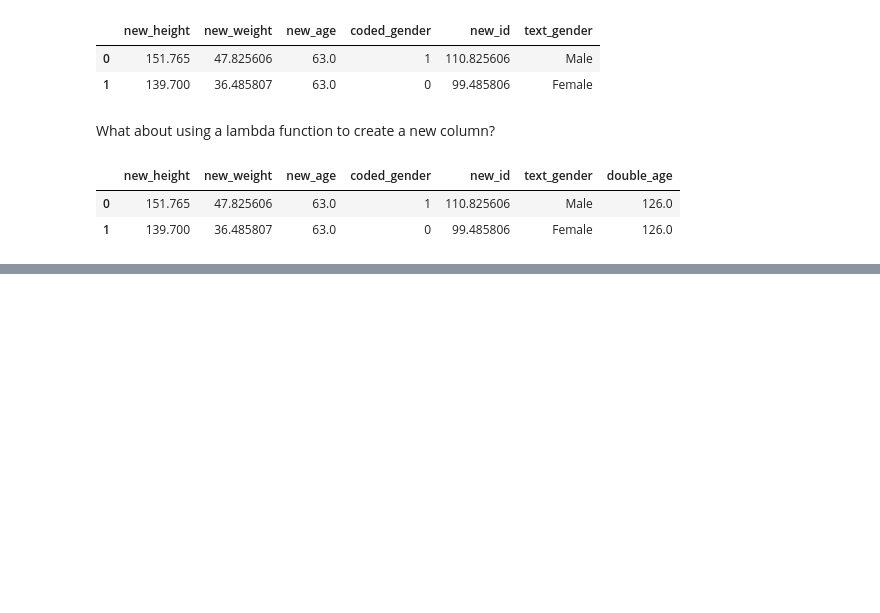
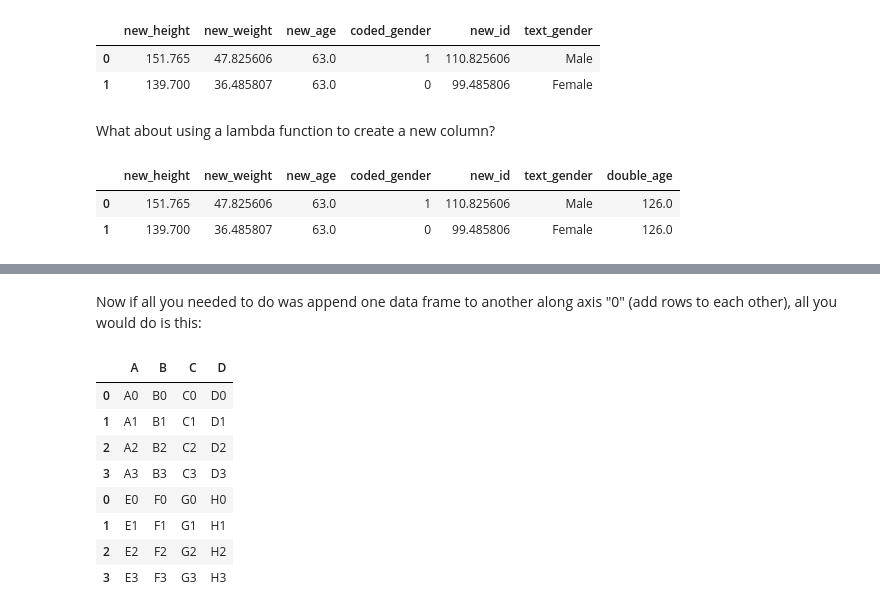
Before and after one commit to ciyer/pandas-intro, a Jupyter notebook: lessons/pandas-for-python-users.ipynb, the cells around one changed output, grey strips where cells are left out. Drawn from its saved outputs; the diff is of its cells as text; code cells hidden in the pictures; blank space fills up the shorter version.

```diff
--- a/lessons/pandas-for-python-users.ipynb
+++ b/lessons/pandas-for-python-users.ipynb
@@ -431,0 +528,14 @@ What about multiple dataframes that I want to work with together?
+# %% [markdown]
+Now if all you needed to do was append one data frame to another along axis "0" (add rows to each other), all you would do is this:
+# %%
+df1.append(df2)
+# %% [output]
+|  | A | B | C | D |
+| 0 | A0 | B0 | C0 | D0 |
+| 1 | A1 | B1 | C1 | D1 |
+| 2 | A2 | B2 | C2 | D2 |
+| 3 | A3 | B3 | C3 | D3 |
+| 0 | E0 | F0 | G0 | H0 |
+| 1 | E1 | F1 | G1 | H1 |
+| 2 | E2 | F2 | G2 | H2 |
+| 3 | E3 | F3 | G3 | H3 |
```
Also changed, not shown: parts of 36 cells of this notebook.
